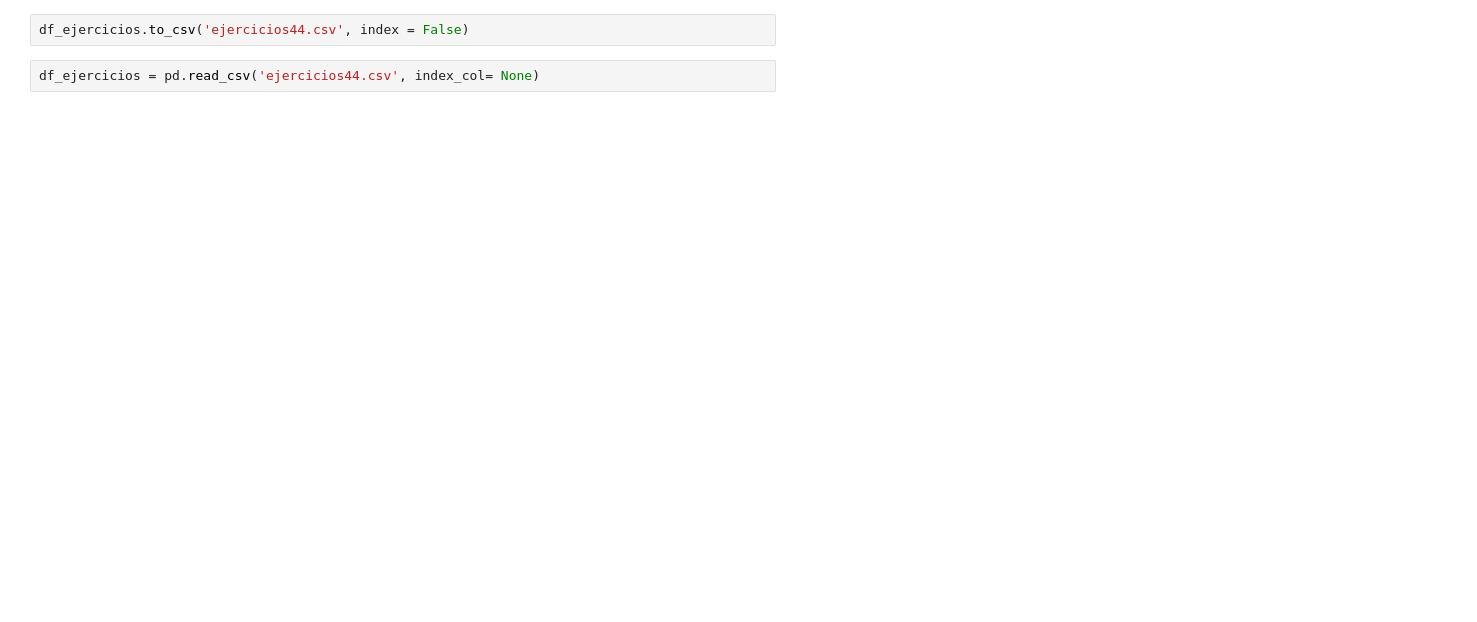
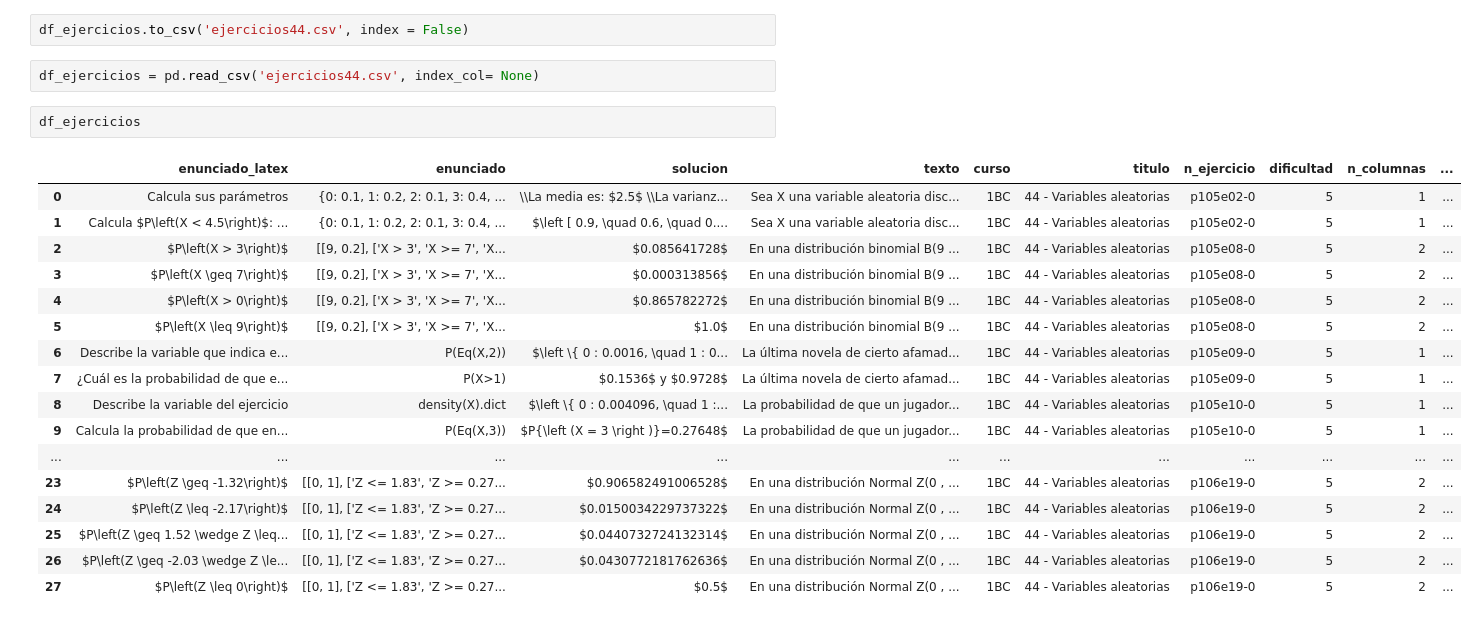
Before and after one commit to crdguez/mat1bac_cit, a Jupyter notebook: notebooks/44_variables_aleatorias.ipynb, the cells around one changed output. Drawn from its saved outputs; the diff is of its cells as text; blank space fills up the shorter version.

```diff
--- a/notebooks/44_variables_aleatorias.ipynb
+++ b/notebooks/44_variables_aleatorias.ipynb
@@ -312,6 +416,26 @@ df_ejercicios
 df_ejercicios.to_csv('ejercicios44.csv', index = False)
 # %%
 df_ejercicios = pd.read_csv('ejercicios44.csv', index_col= None)
+# %%
+df_ejercicios
+# %% [output]
+|  | enunciado_latex | enunciado | solucion | texto | curso | titulo | n_ejercicio | dificultad | n_columnas | ... |
+| 0 | Calcula sus parámetros | {0: 0.1, 1: 0.2, 2: 0.1, 3: 0.4, ... | \\La media es: $2.5$ \\La varianz... | Sea X una variable aleatoria disc... | 1BC | 44 - Variables aleatorias | p105e02-0 | 5 | 1 | ... |
+| 1 | Calcula $P\left(X < 4.5\right)$: ... | {0: 0.1, 1: 0.2, 2: 0.1, 3: 0.4, ... | $\left [ 0.9, \quad 0.6, \quad 0.... | Sea X una variable aleatoria disc... | 1BC | 44 - Variables aleatorias | p105e02-0 | 5 | 1 | ... |
+| 2 | $P\left(X > 3\right)$ | [[9, 0.2], ['X > 3', 'X >= 7', 'X... | $0.085641728$ | En una distribución binomial B(9 ... | 1BC | 44 - Variables aleatorias | p105e08-0 | 5 | 2 | ... |
+| 3 | $P\left(X \geq 7\right)$ | [[9, 0.2], ['X > 3', 'X >= 7', 'X... | $0.000313856$ | En una distribución binomial B(9 ... | 1BC | 44 - Variables aleatorias | p105e08-0 | 5 | 2 | ... |
+| 4 | $P\left(X > 0\right)$ | [[9, 0.2], ['X > 3', 'X >= 7', 'X... | $0.865782272$ | En una distribución binomial B(9 ... | 1BC | 44 - Variables aleatorias | p105e08-0 | 5 | 2 | ... |
+| 5 | $P\left(X \leq 9\right)$ | [[9, 0.2], ['X > 3', 'X >= 7', 'X... | $1.0$ | En una distribución binomial B(9 ... | 1BC | 44 - Variables aleatorias | p105e08-0 | 5 | 2 | ... |
+| 6 | Describe la variable que indica e... | P(Eq(X,2)) | $\left \{ 0 : 0.0016, \quad 1 : 0... | La última novela de cierto afamad... | 1BC | 44 - Variables aleatorias | p105e09-0 | 5 | 1 | ... |
+| 7 | ¿Cuál es la probabilidad de que e... | P(X>1) | $0.1536$ y $0.9728$ | La última novela de cierto afamad... | 1BC | 44 - Variables aleatorias | p105e09-0 | 5 | 1 | ... |
+| 8 | Describe la variable del ejercicio | density(X).dict | $\left \{ 0 : 0.004096, \quad 1 :... | La probabilidad de que un jugador... | 1BC | 44 - Variables aleatorias | p105e10-0 | 5 | 1 | ... |
+| 9 | Calcula la probabilidad de que en... | P(Eq(X,3)) | $P{\left (X = 3 \right )}=0.27648$ | La probabilidad de que un jugador... | 1BC | 44 - Variables aleatorias | p105e10-0 | 5 | 1 | ... |
+| ... | ... | ... | ... | ... | ... | ... | ... | ... | ... | ... |
+| 23 | $P\left(Z \geq -1.32\right)$ | [[0, 1], ['Z <= 1.83', 'Z >= 0.27... | $0.906582491006528$ | En una distribución Normal Z(0 , ... | 1BC | 44 - Variables aleatorias | p106e19-0 | 5 | 2 | ... |
+| 24 | $P\left(Z \leq -2.17\right)$ | [[0, 1], ['Z <= 1.83', 'Z >= 0.27... | $0.0150034229737322$ | En una distribución Normal Z(0 , ... | 1BC | 44 - Variables aleatorias | p106e19-0 | 5 | 2 | ... |
+| 25 | $P\left(Z \geq 1.52 \wedge Z \leq... | [[0, 1], ['Z <= 1.83', 'Z >= 0.27... | $0.0440732724132314$ | En una distribución Normal Z(0 , ... | 1BC | 44 - Variables aleatorias | p106e19-0 | 5 | 2 | ... |
+| 26 | $P\left(Z \geq -2.03 \wedge Z \le... | [[0, 1], ['Z <= 1.83', 'Z >= 0.27... | $0.0430772181762636$ | En una distribución Normal Z(0 , ... | 1BC | 44 - Variables aleatorias | p106e19-0 | 5 | 2 | ... |
+| 27 | $P\left(Z \leq 0\right)$ | [[0, 1], ['Z <= 1.83', 'Z >= 0.27... | $0.5$ | En una distribución Normal Z(0 , ... | 1BC | 44 - Variables aleatorias | p106e19-0 | 5 | 2 | ... |
 # %%
 escribir_preambulo(fichero, titulo, 'ejercicios')
 for s in df_ejercicios.groupby('n_ejercicio').count().index :
```
Also changed, not shown: parts of 28 cells of this notebook, 3 other files.
